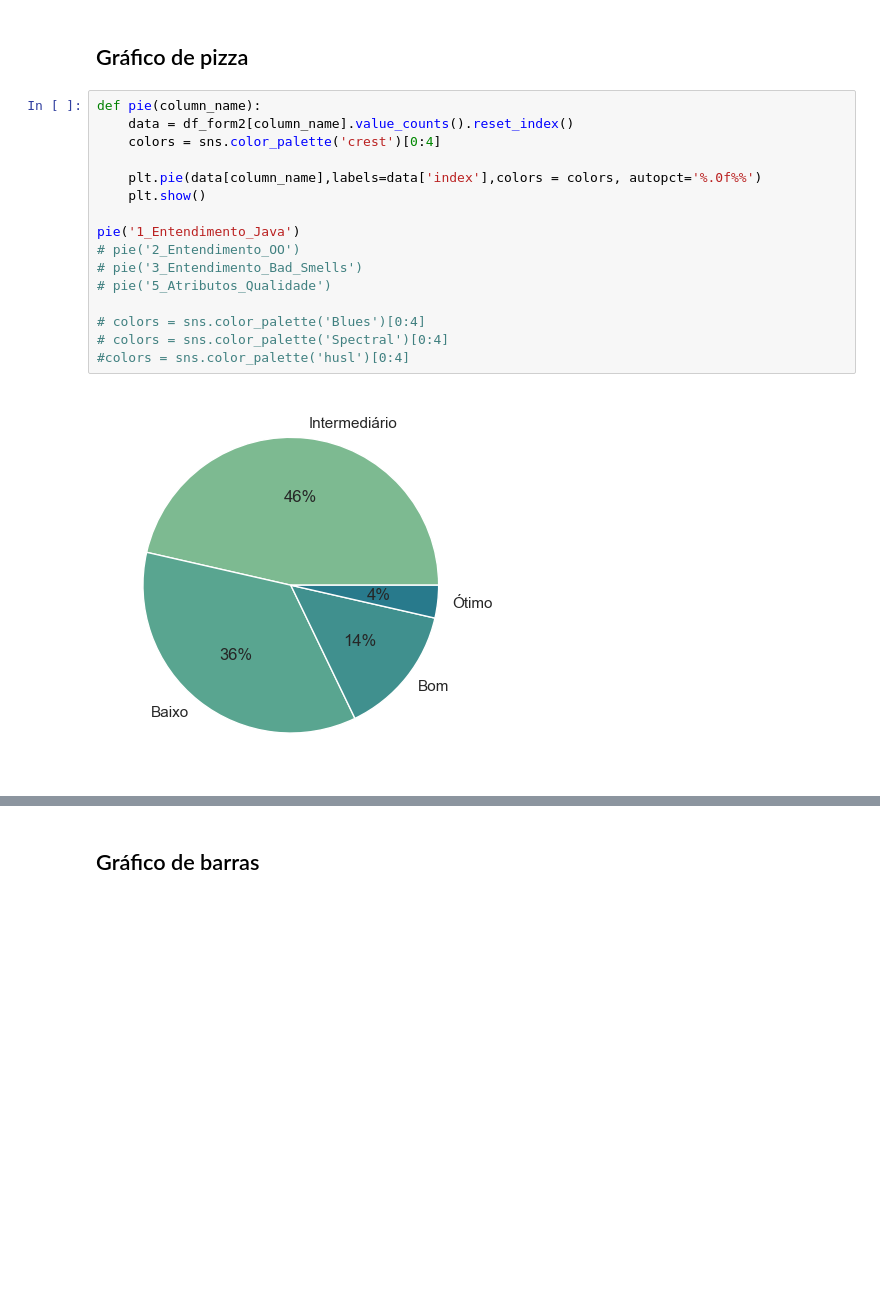
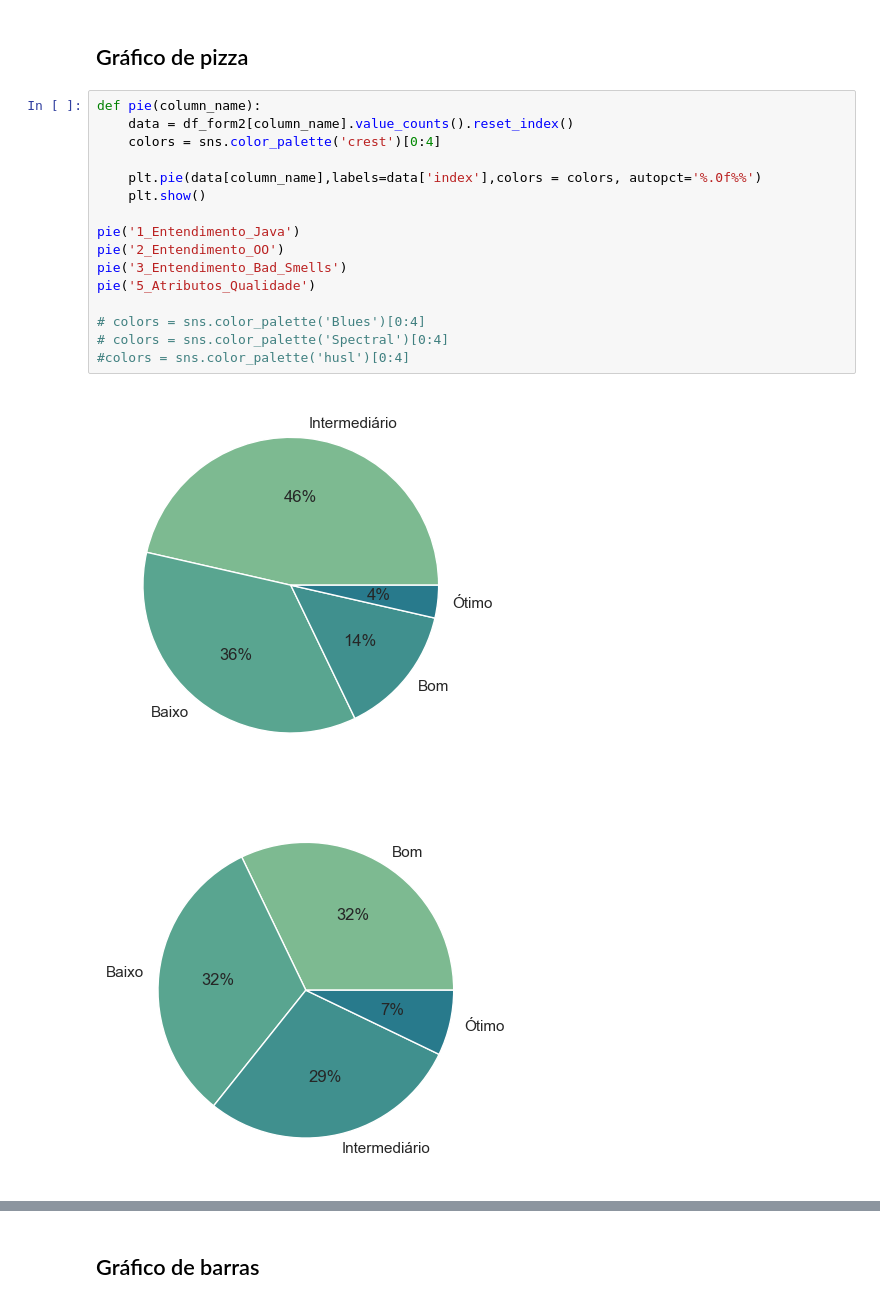
Before and after one commit to stefaneadna/Quality_Software, a Jupyter notebook: trabalho3/analise.ipynb, the cells around one changed output, grey strips where cells are left out. Drawn from its saved outputs; the diff is of its cells as text; blank space fills up the shorter version.

```diff
--- a/trabalho3/analise.ipynb
+++ b/trabalho3/analise.ipynb
@@ -136,18 +167,19 @@ array(['Inteligibilidade', 'Modularização', 'No Value', 'Continuidade',
 # %%
 def pie(column_name):
     data = df_form2[column_name].value_counts().reset_index()
     colors = sns.color_palette('crest')[0:4]
 
     plt.pie(data[column_name],labels=data['index'],colors = colors, autopct='%.0f%%')
     plt.show()
 
 pie('1_Entendimento_Java')
-# pie('2_Entendimento_OO')
-# pie('3_Entendimento_Bad_Smells')
-# pie('5_Atributos_Qualidade')
+pie('2_Entendimento_OO')
+pie('3_Entendimento_Bad_Smells')
+pie('5_Atributos_Qualidade')
 
 # colors = sns.color_palette('Blues')[0:4]
 # colors = sns.color_palette('Spectral')[0:4]
 #colors = sns.color_palette('husl')[0:4]
 # %% [output]
 [figure]
+[figure, added]
```
Also changed, not shown: parts of 7 cells of this notebook, 4 other files.
